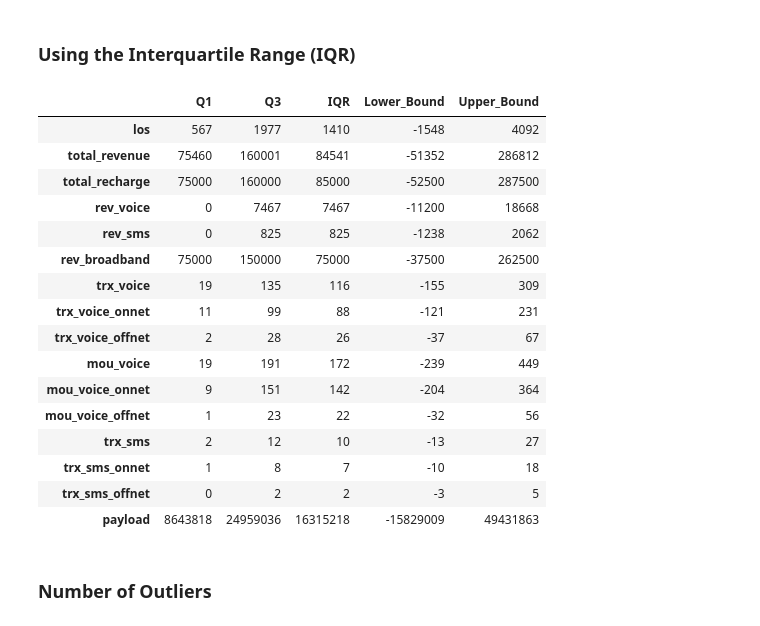
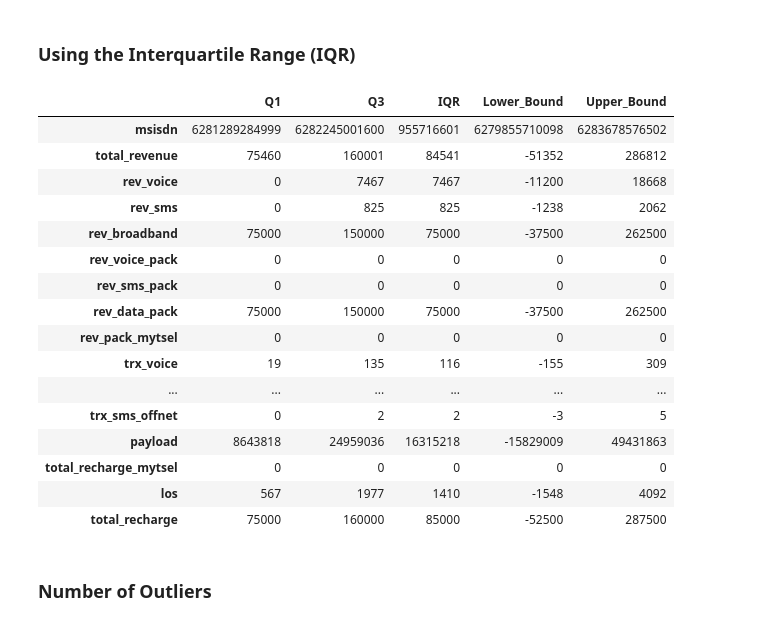
Before and after one commit to ekobudiprase/paket_ojol, a Jupyter notebook: paket_ojol.ipynb, the cells around one changed output. Saved outputs shown, nothing was run; the diff lists cells and outputs as text; code cells hidden in the pictures.

Commit message:
perfecting code for outliers, add detecting numerical categorical variable

```diff
--- a/paket_ojol.ipynb
+++ b/paket_ojol.ipynb
@@ -157,0 +165,8 @@ Not NULL:  355571
+# %%
+# add by Kobud
+# mendefinisikan numerical & categorical variable by treshold jumlah unik values
+
+treshold = 111
+for col in df_ojol.columns:
+    if df_ojol[col].nunique() < treshold:
+        df_ojol[col] = df_ojol[col].astype('category')
@@ -157,0 +193,9 @@ Not NULL:  355571
+# %%
+# add by kobud
+# variable baru untuk kolom numerical dan categorical
+
+col_num = df_ojol.loc[:,df_ojol.dtypes != 'category'].columns
+col_cat = df_ojol.loc[:,df_ojol.dtypes == 'category'].columns
+
+display(df_ojol[col_num].head())
+display(df_ojol[col_cat].head())
@@ -160,38 +218,37 @@ Not NULL:  355571
 # %% [markdown]
 ### Using the Interquartile Range (IQR)
 # %%
-numerical = df_ojol.select_dtypes(np.number).columns
-range_col = ['los','total_revenue','total_recharge','rev_voice','rev_sms','rev_broadband','trx_voice','trx_voice_onnet','trx_voice_offnet','mou_voice','mou_voice_onnet','mou_voice_offnet','trx_sms','trx_sms_onnet','trx_sms_offnet','payload']
+# edited by kobud
 
-Q1 = df_ojol.loc[:,range_col].quantile(0.25)
-Q3 = df_ojol.loc[:,range_col].quantile(0.75)
-IQR=Q3-Q1
-Lower_Bound=Q1-(1.5*IQR)
-Upper_Bound=Q3+(1.5*IQR)
+Q1 = df_ojol.loc[:,col_num].quantile(0.25)
+Q3 = df_ojol.loc[:,col_num].quantile(0.75)
+IQR = Q3-Q1
+Lower_Bound = Q1-(1.5*IQR)
+Upper_Bound = Q3+(1.5*IQR)
 
-outlier=pd.DataFrame({'Q1':Q1,'Q3':Q3,'IQR':IQR,'Lower_Bound':Lower_Bound,'Upper_Bound':Upper_Bound})
+outlier = pd.DataFrame({'Q1':Q1,'Q3':Q3,'IQR':IQR,'Lower_Bound':Lower_Bound,'Upper_Bound':Upper_Bound})
 pd.options.display.float_format = '{:.0f}'.format
 outlier
 
 # Anything outside of lower_bound and upper_bound is an outlier.
 # %% [output]
 |  | Q1 | Q3 | IQR | Lower_Bound | Upper_Bound |
-| los | 567 | 1977 | 1410 | -1548 | 4092 |
+| msisdn | 6281289284999 | 6282245001600 | 955716601 | 6279855710098 | 6283678576502 |
 | total_revenue | 75460 | 160001 | 84541 | -51352 | 286812 |
-| total_recharge | 75000 | 160000 | 85000 | -52500 | 287500 |
 | rev_voice | 0 | 7467 | 7467 | -11200 | 18668 |
 | rev_sms | 0 | 825 | 825 | -1238 | 2062 |
 | rev_broadband | 75000 | 150000 | 75000 | -37500 | 262500 |
+| rev_voice_pack | 0 | 0 | 0 | 0 | 0 |
+| rev_sms_pack | 0 | 0 | 0 | 0 | 0 |
+| rev_data_pack | 75000 | 150000 | 75000 | -37500 | 262500 |
+| rev_pack_mytsel | 0 | 0 | 0 | 0 | 0 |
 | trx_voice | 19 | 135 | 116 | -155 | 309 |
-| trx_voice_onnet | 11 | 99 | 88 | -121 | 231 |
-| trx_voice_offnet | 2 | 28 | 26 | -37 | 67 |
-| mou_voice | 19 | 191 | 172 | -239 | 449 |
-| mou_voice_onnet | 9 | 151 | 142 | -204 | 364 |
-| mou_voice_offnet | 1 | 23 | 22 | -32 | 56 |
-| trx_sms | 2 | 12 | 10 | -13 | 27 |
-| trx_sms_onnet | 1 | 8 | 7 | -10 | 18 |
+| ... | ... | ... | ... | ... | ... |
 | trx_sms_offnet | 0 | 2 | 2 | -3 | 5 |
 | payload | 8643818 | 24959036 | 16315218 | -15829009 | 49431863 |
+| total_recharge_mytsel | 0 | 0 | 0 | 0 | 0 |
+| los | 567 | 1977 | 1410 | -1548 | 4092 |
+| total_recharge | 75000 | 160000 | 85000 | -52500 | 287500 |
 # %% [markdown]
 ### Number of Outliers
 # %%
```
Also changed, not shown: parts of 26 cells of this notebook.
